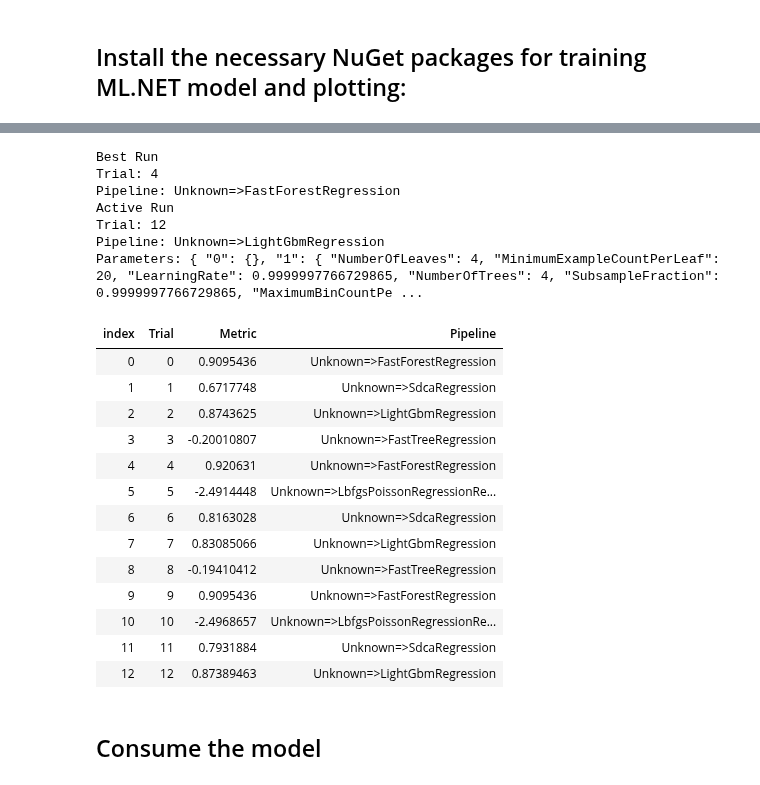
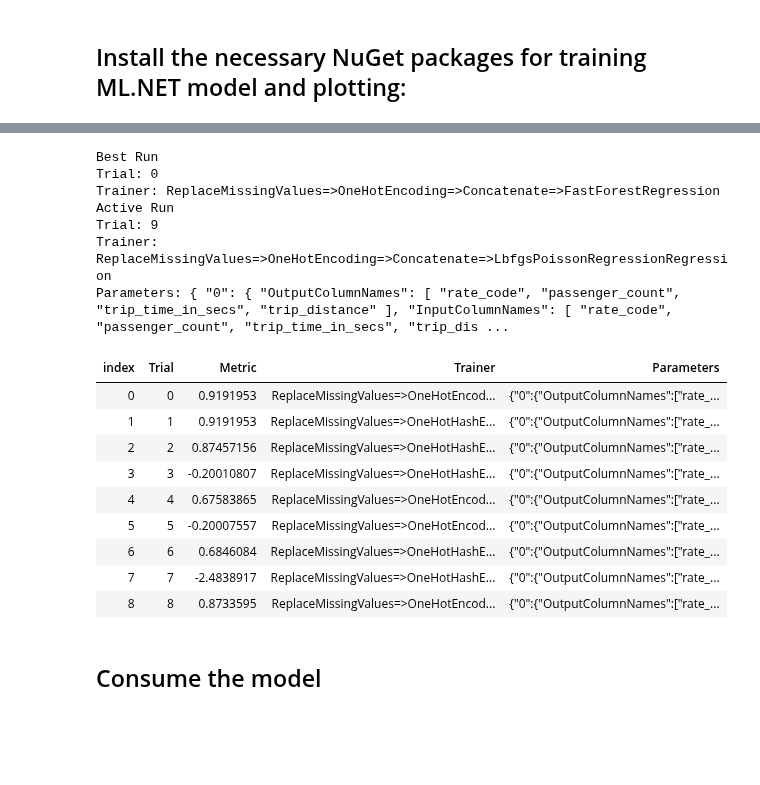
Before and after one commit to dotnet/csharp-notebooks, a Jupyter notebook: machine-learning/E2E-Value Prediction(Regression) with Taxi Dataset.ipynb, the cells around one changed output, grey strips where cells are left out. Saved outputs shown, nothing was run; the diff lists cells and outputs as text; code cells hidden in the pictures; blank space fills up the shorter version.

```diff
--- a/machine-learning/E2E-Value Prediction(Regression) with Taxi Dataset.ipynb
+++ b/machine-learning/E2E-Value Prediction(Regression) with Taxi Dataset.ipynb
@@ -59,55 +58,50 @@ using MLNetAutoML.InteractiveExtension;
 # %%
-
 //Load File
 var trainDataPath = Path.Combine(Directory.GetCurrentDirectory(),"data", "taxi-fare.csv");
 var df = DataFrame.LoadCsv(trainDataPath);
 var mlContext = new MLContext();
 
 // Append the trainer to the data processing pipeline
-var pipeline = mlContext.Transforms.Categorical.OneHotEncoding(new[] { new InputOutputColumnPair(@"vendor_id", @"vendor_id"), new InputOutputColumnPair(@"payment_type", @"payment_type")},outputKind: OutputKind.Binary)
-                 .Append(mlContext.Transforms.ReplaceMissingValues(new[] { new InputOutputColumnPair(@"rate_code", @"rate_code"), new InputOutputColumnPair(@"passenger_count", @"passenger_count"), new InputOutputColumnPair(@"trip_time_in_secs", @"trip_time_in_secs"), new InputOutputColumnPair(@"trip_distance", @"trip_distance") }))
-                 .Append(mlContext.Transforms.Concatenate(@"Features", new[] { @"vendor_id", @"payment_type", @"rate_code", @"passenger_count", @"trip_time_in_secs", @"trip_distance" }))
+var pipeline = mlContext.Auto().Featurizer(df, excludeColumns: new[]{"fare_amount"})
                  .Append(mlContext.Auto().Regression(labelColumnName: "fare_amount"));
 
 // Configure AutoML
 var trainTestSplit = mlContext.Data.TrainTestSplit(df, 0.2);
  var validateTestSplit = mlContext.Data.TrainTestSplit(trainTestSplit.TestSet, 0.5);
 var monitor = new NotebookMonitor();
 
  var experiment = mlContext.Auto().CreateExperiment()
                     .SetPipeline(pipeline)
                     .SetTrainingTimeInSeconds(50)
                     .SetDataset(trainTestSplit.TrainSet, validateTestSplit.TrainSet)
                     .SetEvaluateMetric(RegressionMetric.RSquared, "fare_amount", "Score")
 					.SetMonitor(monitor);
 
 					// Configure Visualizer
 monitor.SetUpdate(monitor.Display());
 
 // Start Experiment
-var result = experiment.Run().Result;
+// pass cancellationToken from current running cell context to experiment and softly cancel the experiment
+// when current running cell get interrupted.
+var result = await experiment.RunAsync(KernelInvocationContext.Current.CancellationToken);
 # %% [output]
 Best Run
-Trial: 4
-Pipeline: Unknown=>FastForestRegression
+Trial: 0
+Trainer: ReplaceMissingValues=>OneHotEncoding=>Concatenate=>FastForestRegression
 Active Run
-Trial: 12
-Pipeline: Unknown=>LightGbmRegression
-Parameters: { "0": {}, "1": { "NumberOfLeaves": 4, "MinimumExampleCountPerLeaf": 20, "LearningRate": 0.9999997766729865, "NumberOfTrees": 4, "SubsampleFraction": 0.9999997766729865, "MaximumBinCountPe ...
+Trial: 9
+Trainer: ReplaceMissingValues=>OneHotEncoding=>Concatenate=>LbfgsPoissonRegressionRegression
+Parameters: { "0": { "OutputColumnNames": [ "rate_code", "passenger_count", "trip_time_in_secs", "trip_distance" ], "InputColumnNames": [ "rate_code", "passenger_count", "trip_time_in_secs", "trip_dis ...
-| index | Trial | Metric | Pipeline |
-| 0 | 0 | 0.9095436 | Unknown=>FastForestRegression |
-| 1 | 1 | 0.6717748 | Unknown=>SdcaRegression |
-| 2 | 2 | 0.8743625 | Unknown=>LightGbmRegression |
-| 3 | 3 | -0.20010807 | Unknown=>FastTreeRegression |
-| 4 | 4 | 0.920631 | Unknown=>FastForestRegression |
-| 5 | 5 | -2.4914448 | Unknown=>LbfgsPoissonRegressionRe... |
-| 6 | 6 | 0.8163028 | Unknown=>SdcaRegression |
-| 7 | 7 | 0.83085066 | Unknown=>LightGbmRegression |
-| 8 | 8 | -0.19410412 | Unknown=>FastTreeRegression |
-| 9 | 9 | 0.9095436 | Unknown=>FastForestRegression |
-| 10 | 10 | -2.4968657 | Unknown=>LbfgsPoissonRegressionRe... |
-| 11 | 11 | 0.7931884 | Unknown=>SdcaRegression |
-| 12 | 12 | 0.87389463 | Unknown=>LightGbmRegression |
+| index | Trial | Metric | Trainer | Parameters |
+| 0 | 0 | 0.9191953 | ReplaceMissingValues=>OneHotEncod... | {"0":{"OutputColumnNames":["rate_... |
+| 1 | 1 | 0.9191953 | ReplaceMissingValues=>OneHotHashE... | {"0":{"OutputColumnNames":["rate_... |
+| 2 | 2 | 0.87457156 | ReplaceMissingValues=>OneHotHashE... | {"0":{"OutputColumnNames":["rate_... |
+| 3 | 3 | -0.20010807 | ReplaceMissingValues=>OneHotHashE... | {"0":{"OutputColumnNames":["rate_... |
+| 4 | 4 | 0.67583865 | ReplaceMissingValues=>OneHotEncod... | {"0":{"OutputColumnNames":["rate_... |
+| 5 | 5 | -0.20007557 | ReplaceMissingValues=>OneHotEncod... | {"0":{"OutputColumnNames":["rate_... |
+| 6 | 6 | 0.6846084 | ReplaceMissingValues=>OneHotHashE... | {"0":{"OutputColumnNames":["rate_... |
+| 7 | 7 | -2.4838917 | ReplaceMissingValues=>OneHotHashE... | {"0":{"OutputColumnNames":["rate_... |
+| 8 | 8 | 0.8733595 | ReplaceMissingValues=>OneHotEncod... | {"0":{"OutputColumnNames":["rate_... |
 # %% [markdown]
 ## Consume the model
 # %%
```
Also changed, not shown: parts of 5 cells of this notebook.
